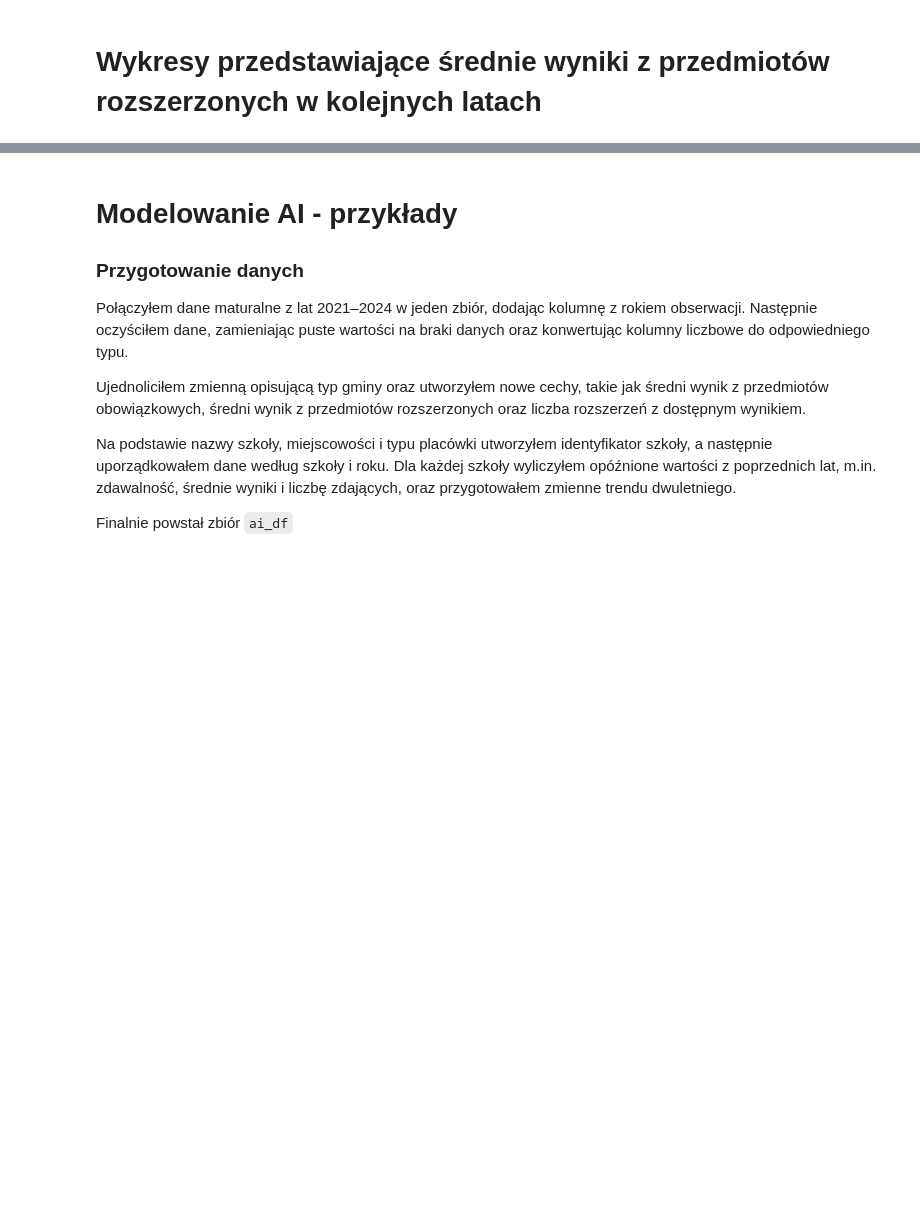
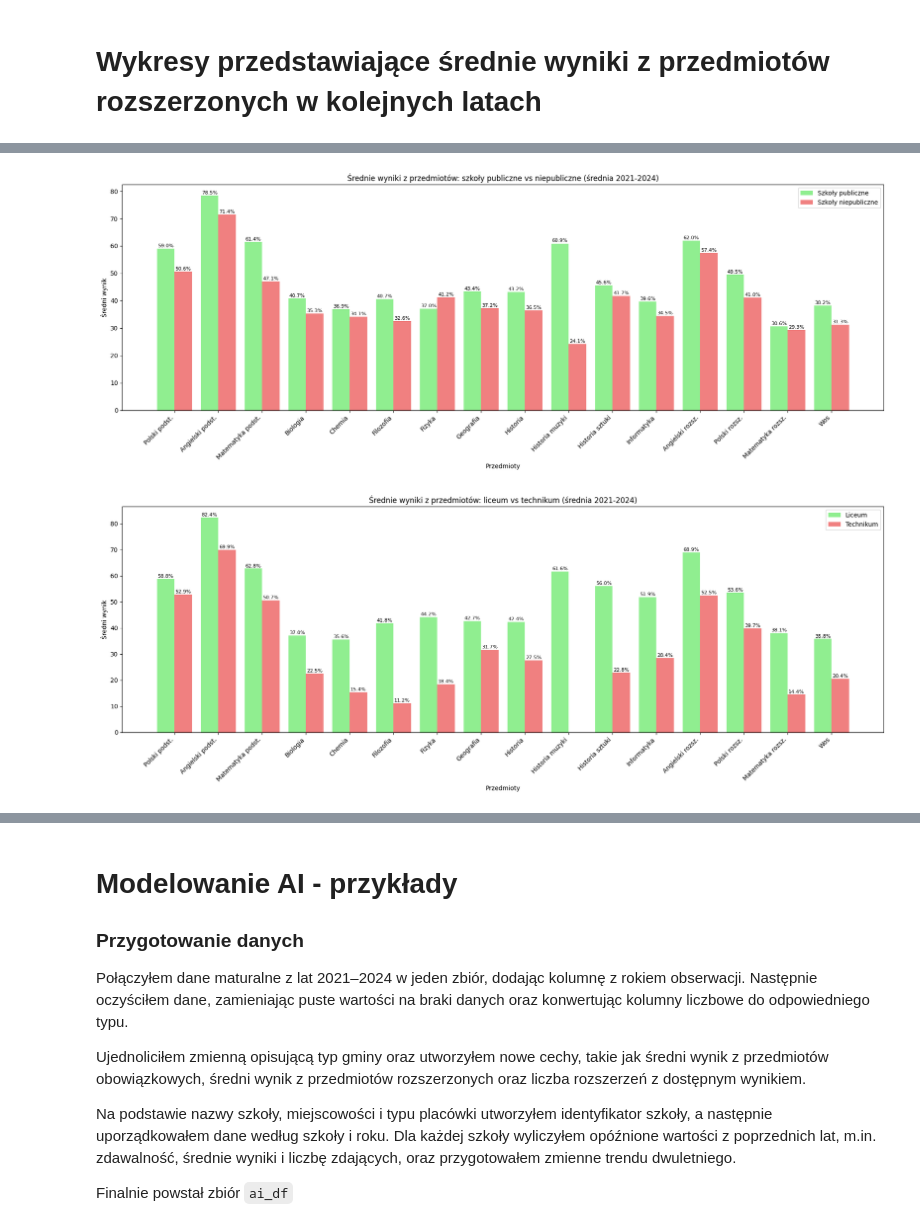
Before and after one commit to Gipsonek123/Projekt2-wyniki_matur, a Jupyter notebook: Projekt2 - wyniki matur.ipynb, the cells around one changed output, grey strips where cells are left out. Saved outputs shown, nothing was run; the diff lists cells and outputs as text; code cells hidden in the pictures; blank space fills up the shorter version.

```diff
--- a/Projekt2 - wyniki matur.ipynb
+++ b/Projekt2 - wyniki matur.ipynb
@@ -621,0 +698,32 @@ plot_pass_percentage_for_subjects(df_2024, subjects, column_names, 2024)
+# %%
+def plot_category_comparison(df, subjects, score_columns, column, value1, value2, label1, label2, title):
+    scores1 = [avarage_score_in_extended_subjects(df[df[column] == value1], s) for s in score_columns]
+    scores2 = [avarage_score_in_extended_subjects(df[df[column] == value2], s) for s in score_columns]
+
+    x = list(range(len(subjects)))
+    plt.figure(figsize=(18, 7))
+    groups = [plt.bar([i - 0.2 for i in x], scores1, 0.4, color='lightgreen', label=label1),
+              plt.bar([i + 0.2 for i in x], scores2, 0.4, color='lightcoral', label=label2)]
+    plt.title(title)
+    plt.xlabel('Przedmioty')
+    plt.ylabel('Średni wynik')
+    plt.xticks(x, subjects, rotation=45, ha='right')
+    plt.legend()
+
+    for group in groups:
+        for bar in group:
+            plt.text(bar.get_x() + bar.get_width() / 2, bar.get_height() + 0.5, f'{bar.get_height():.1f}%', ha='center', fontsize=8)
+
+    plt.tight_layout()
+    plt.show()
+
+plot_category_comparison(df_all, subjects, score_columns, 'Publiczna', 'Tak', 'Nie',
+                         'Szkoły publiczne', 'Szkoły niepubliczne',
+                         'Średnie wyniki z przedmiotów: szkoły publiczne vs niepubliczne (średnia 2021-2024)')
+
+plot_category_comparison(df_all, subjects, score_columns, 'Typ placówki', 'Liceum ogólnokształcące', 'Technikum',
+                         'Liceum', 'Technikum',
+                         'Średnie wyniki z przedmiotów: liceum vs technikum (średnia 2021-2024)')
+# %% [output]
+[figure, added]
+[figure, added]
```
Also changed, not shown: parts of 34 cells of this notebook.
